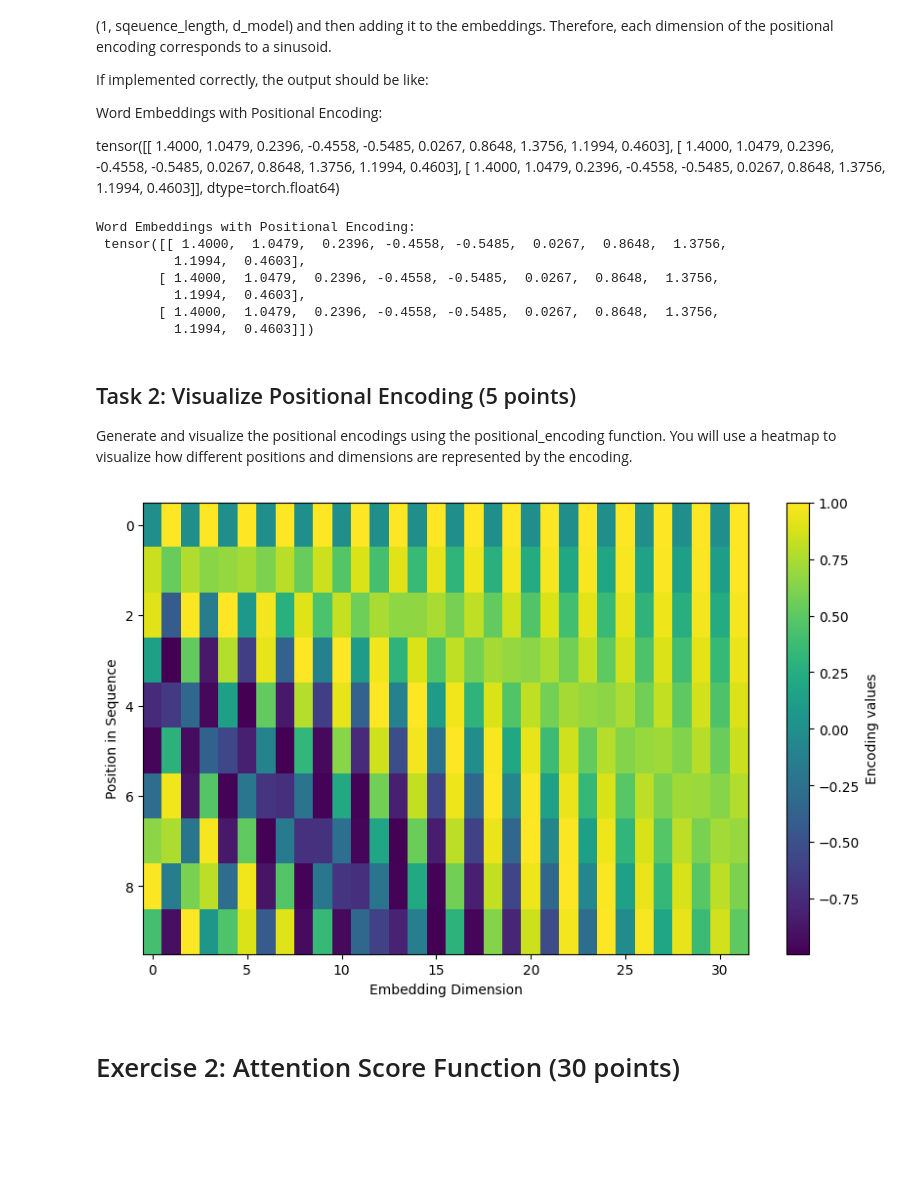
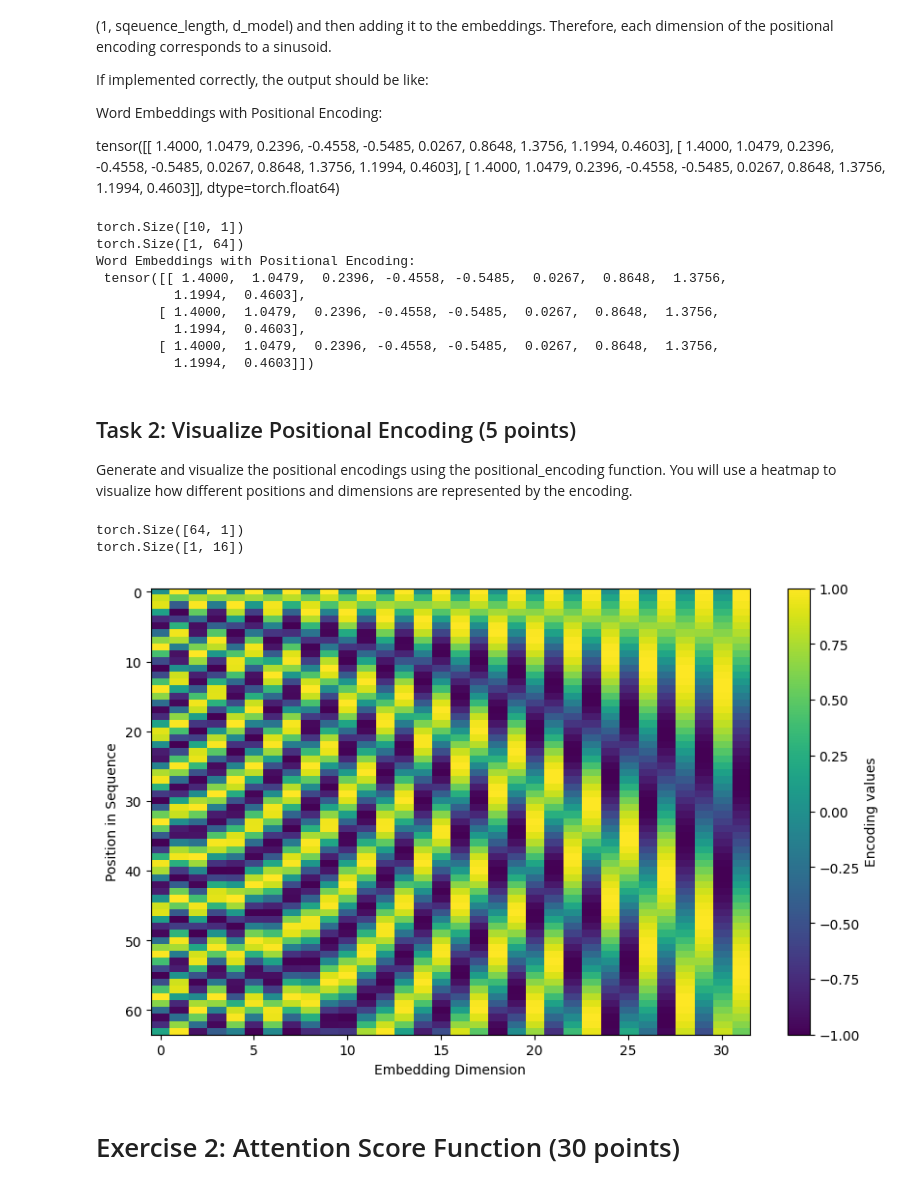
Before and after one commit to g-hurst/ECE570-AI, a Jupyter notebook: Assignment_04/exercise.ipynb, the cells around one changed output. Saved outputs shown, nothing was run; the diff lists cells and outputs as text; code cells hidden in the pictures; blank space fills up the shorter version.

```diff
--- a/Assignment_04/exercise.ipynb
+++ b/Assignment_04/exercise.ipynb
@@ -51,9 +51,9 @@ class PositionalEncoding:
         # <YOUR CODE HERE>
         P = torch.zeros((self.max_len, self.d_model))
         position = torch.arange(0, self.max_len, dtype=torch.float).unsqueeze(1)
-        div_term = torch.exp(torch.arange(0, self.d_model, 2) * (-np.log(10000.0) / self.d_model))
-        P[:, 0::2] = torch.sin(position * div_term)
-        P[:, 1::2] = torch.cos(position * div_term)
+        div_term = 1 / torch.pow(10000, torch.arange(0, self.d_model, 2, dtype=torch.float) / d_model)
+        P[:, 0::2] = torch.sin(position @ div_term.unsqueeze(1).t())
+        P[:, 1::2] = torch.cos(position @ div_term.unsqueeze(1).t())
         return P
         # <END YOUR CODE>
 
@@ -75,7 +75,7 @@ def add_positional_encoding(word_embeddings, positional_encodings):
     - embeddings with positional encodings added.
     """
     # <YOUR CODE HERE>
-    return word_embeddings + positional_encodings[:word_embeddings.size(1), :]
+    return word_embeddings + positional_encodings[:word_embeddings.size(1)]
     # <END YOUR CODE>
 
 # Test positional encoding on a sample embedding
@@ -97,6 +97,8 @@ encoded_embeddings = add_positional_encoding(word_embeddings, positional_encodin
 
 print("Word Embeddings with Positional Encoding:\n", encoded_embeddings[:,:,3])
 # %% [output]
+torch.Size([10, 1])
+torch.Size([1, 64])
 Word Embeddings with Positional Encoding:
  tensor([[ 1.4000,  1.0479,  0.2396, -0.4558, -0.5485,  0.0267,  0.8648,  1.3756,
           1.1994,  0.4603],
@@ -111,18 +113,21 @@ Generate and visualize the positional encodings using the positional_encoding fu
 # %%
 def visualize_positional_encoding(PE):
     plt.figure(figsize=(10, 6))
     plt.imshow(PE, aspect='auto', cmap='viridis')
     plt.colorbar(label="Encoding values")
     plt.xlabel("Embedding Dimension")
     plt.ylabel("Position in Sequence")
     plt.show()
 
 # Visualize for a sequence of length 64 and embedding size 32
 # <YOUR CODE HERE>
-visualize_positional_encoding(positional_encodings[:64, :32])
+enc = PositionalEncoding(32, 64)
+visualize_positional_encoding(enc.get_encoding())
 # <END YOUR CODE>
 # %% [output]
+torch.Size([64, 1])
+torch.Size([1, 16])
-[figure, old version]
+[figure, new version]
 # %% [markdown]
 # Exercise 2: Attention Score Function (30 points)
 # %% [markdown]
```
Also changed, not shown: parts of 6 cells of this notebook, 1 other file.
